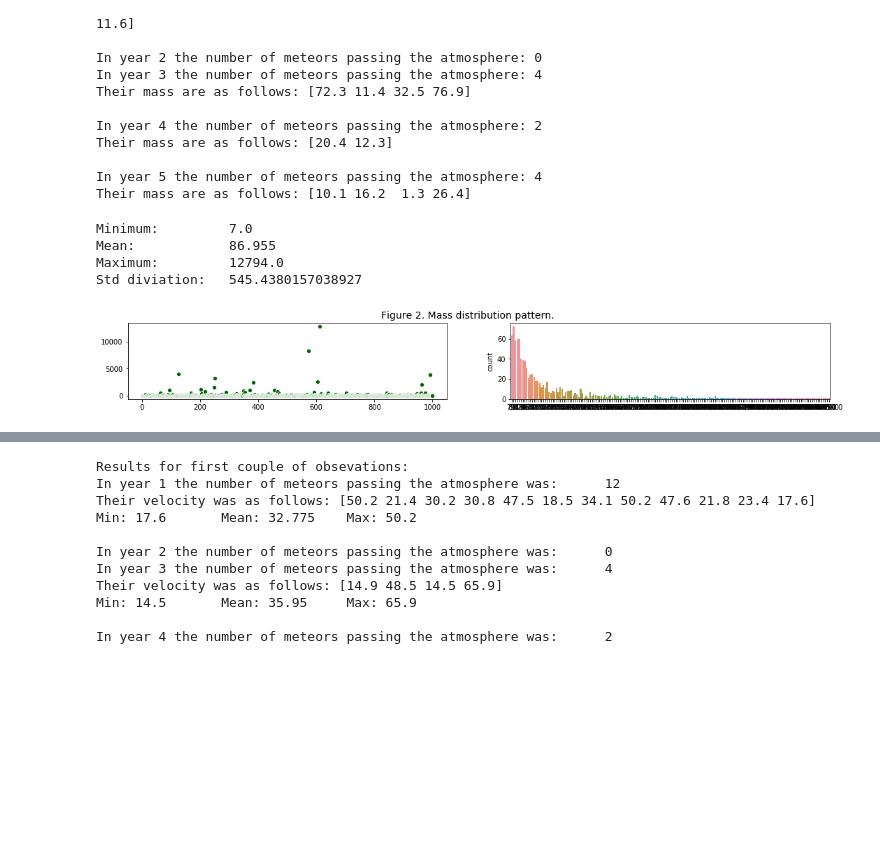
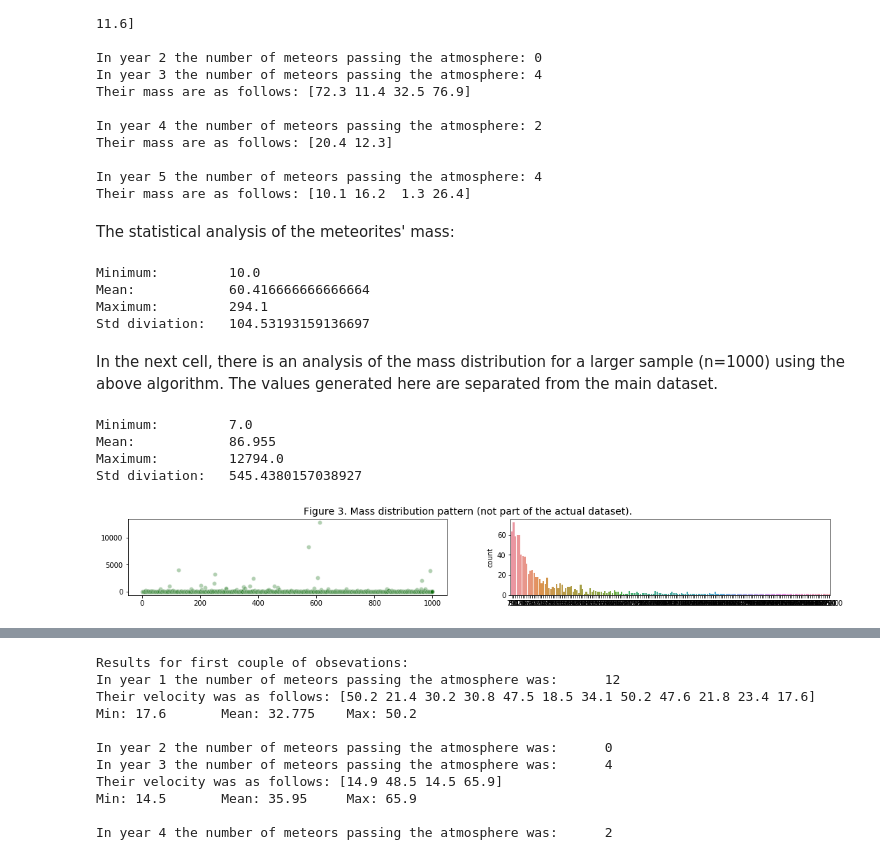
Before and after one commit to andkoc001/data_synthesis, a Jupyter notebook: data_synth_1.ipynb, the cells around one changed output, grey strips where cells are left out. Saved outputs shown, nothing was run; the diff lists cells and outputs as text; code cells hidden in the pictures; blank space fills up the shorter version.

```diff
--- a/data_synth_1.ipynb
+++ b/data_synth_1.ipynb
@@ -368,35 +413,49 @@ Their mass are as follows: [20.4 12.3]
 
 In year 5 the number of meteors passing the atmosphere: 4
 Their mass are as follows: [10.1 16.2  1.3 26.4]
+# %% [markdown]
+The statistical analysis of the meteorites' mass:
+# %%
+print("Minimum:\t", mass_meteo.min())
+print("Mean:\t\t", mass_meteo.mean())
+print("Maximum:\t", mass_meteo.max())
+print("Std diviation:\t", mass_meteo.std())
+# %% [output]
+Minimum:         10.0
+Mean:            60.416666666666664
+Maximum:         294.1
+Std diviation:   104.53193159136697
+# %% [markdown]
+In the next cell, there is an analysis of the mass distribution for a larger sample (n=1000) using the above algorithm. The values generated here are separated from the main dataset.
 # %%
 # simulation of the distribution algorithm
 mass_distr = np.round((0.01*(np.random.pareto(mass_pareto_a, 1000) + 1) * mass_pareto_m) + 0.01*np.random.randint(-1000, 10), 0)
 
 np.random.seed(determinant) # executing this line ensures the generated numbers are the same
 
 print("Minimum:\t", mass_distr.min())
 print("Mean:\t\t", mass_distr.mean())
 print("Maximum:\t", mass_distr.max())
 print("Std diviation:\t", mass_distr.std())
 
-### plotting -
+### plotting - mass distribution
 fig, ax = plt.subplots(ncols=2, figsize=(18, 2))
-plt.suptitle("Figure 2. Mass distribution pattern.", y=1.0, fontsize=14)
+plt.suptitle("Figure 3. Mass distribution pattern (not part of the actual dataset).", y=1.0, fontsize=14)
 plt.subplots_adjust(left=None, bottom=None, right=None, top=None, wspace=.2, hspace=None)
 
 # left hand plot - number of entries in each year of observation
-sns.scatterplot(x=year, y=mass_distr, color='darkgreen', ax=ax[0])
+sns.scatterplot(x=year, y=mass_distr, color='darkgreen', alpha=.3, ax=ax[0])
 
 # right hand plot - how many the same number of entries occured
 sns.countplot(x=mass_distr, ax=ax[1])
 
 plt.show()
 # %% [output]
 Minimum:         7.0
 Mean:            86.955
 Maximum:         12794.0
 Std diviation:   545.4380157038927
-[figure, old version]
+[figure, new version]
 # %% [markdown]
 ### 5. Velocity of the meteorites - `Velocity`
 
```
Also changed, not shown: parts of 23 cells of this notebook, 1 other file.
